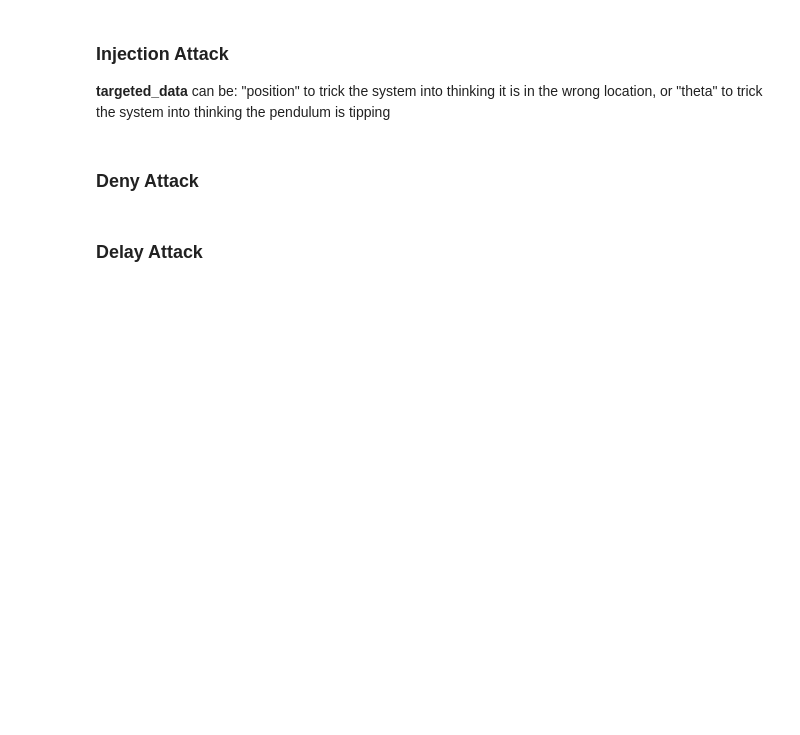
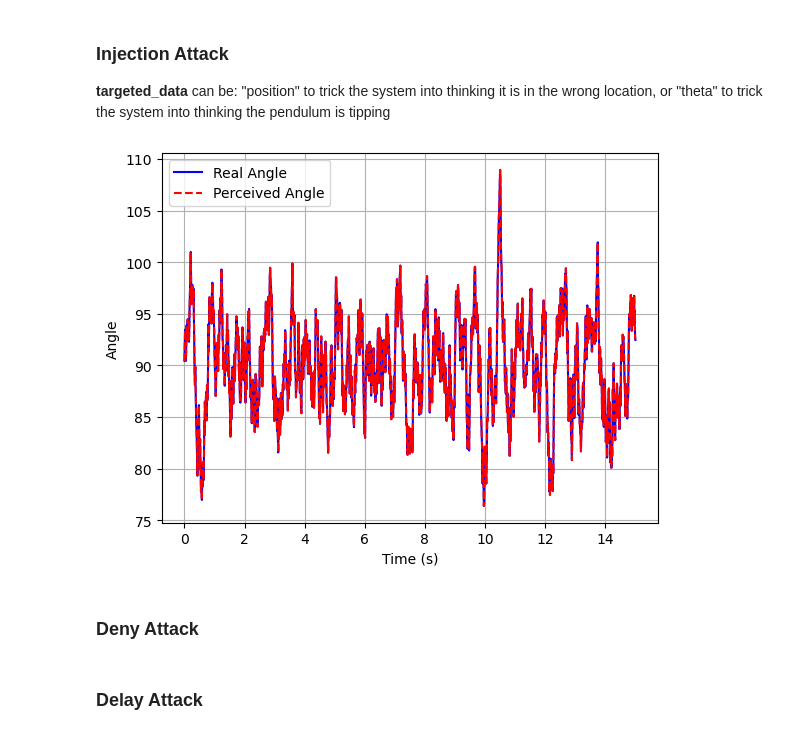
Before and after one commit to connor-marsh/ECE1155TermReport, a Jupyter notebook: IPB_FalsifyDelayDeny.ipynb, the cells around one changed output. Drawn from its saved outputs; the diff is of its cells as text; code cells hidden in the pictures; blank space fills up the shorter version.

```diff
--- a/IPB_FalsifyDelayDeny.ipynb
+++ b/IPB_FalsifyDelayDeny.ipynb
@@ -254,35 +258,37 @@ pyplt.show()
 # %%
 injection_attack = True
 injection_rate = 1
-attack_severity = 0.1
+attack_severity = 0.5
 targeted_data = "theta"
 
 def inject_false_data(perceived):
     # shift percieved vars from actual values
     if random.random() < injection_rate:
         shift = random.uniform(-attack_severity, attack_severity)
 
         if targeted_data == "position":
             perceived.pos.x += shift
         elif targeted_data == "theta":
             perceived.theta += shift
 
 simulateIPB()
 
 #----------------------------------------------------------------------
 # plotting results
 pyplt.plot(time_data, angle_data, label='Real Angle', color='blue')
 pyplt.plot(time_data, perceived_angle_data, label='Perceived Angle', color='red', linestyle='--')
 
 #pyplt.plot(time_data, position_data, label='Real Position', color='blue')
 #pyplt.plot(time_data, perceived_pos_data, label='Perceived Position', color='red', linestyle='--')
 
 pyplt.ylabel("Angle")
 #pyplt.ylabel("Position")
 pyplt.xlabel("Time (s)")
 pyplt.legend()
 pyplt.grid()
 pyplt.show()
+# %% [output]
+[figure, added]
 # %% [markdown]
 ### Deny Attack
 # %%
```
Also changed, not shown: parts of 6 cells of this notebook.
